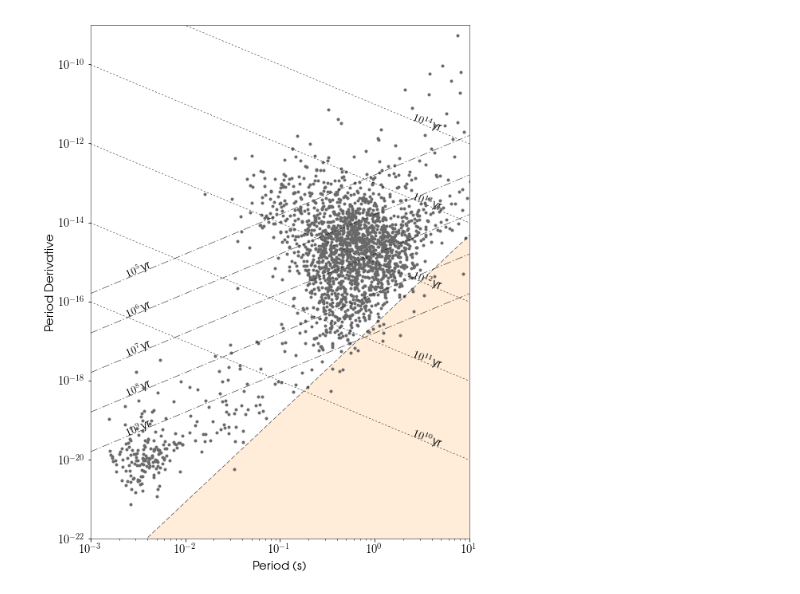
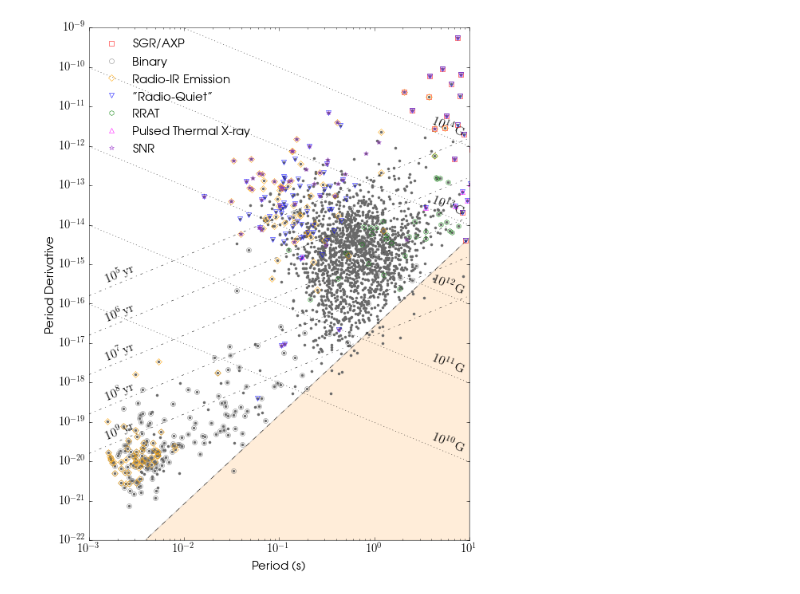
Before and after one commit to mattpitkin/psrqpy, a Jupyter notebook: PvsPdot.ipynb, the cells around one changed output. Drawn from its saved outputs; the diff is of its cells as text; code cells hidden in the pictures.

Commit message:
search.py: add functions to save and load from a pickle file, and minor tweaks to the plotting functions - refs #3

```diff
--- a/PvsPdot.ipynb
+++ b/PvsPdot.ipynb
@@ -6,0 +5,3 @@ q = psrqpy.QueryATNF(params=['P0'])
+# %%
+#q = psrqpy.QueryATNF(params=['P0', 'P1', 'ASSOC', 'BINARY', 'TYPE', 'P1_I'])
+q = psrqpy.QueryATNF(loadfromfile='atnf.pkl')
@@ -7,4 +10,4 @@ q = psrqpy.QueryATNF(params=['P0'])
 # %%
-fig = q.ppdot()
+fig = q.ppdot(showSNRs=True, showtypes='all')
 # %% [output]
-[figure, old version]
+[figure, new version]
```
Also changed, not shown: parts of 2 cells of this notebook, 1 other file.
